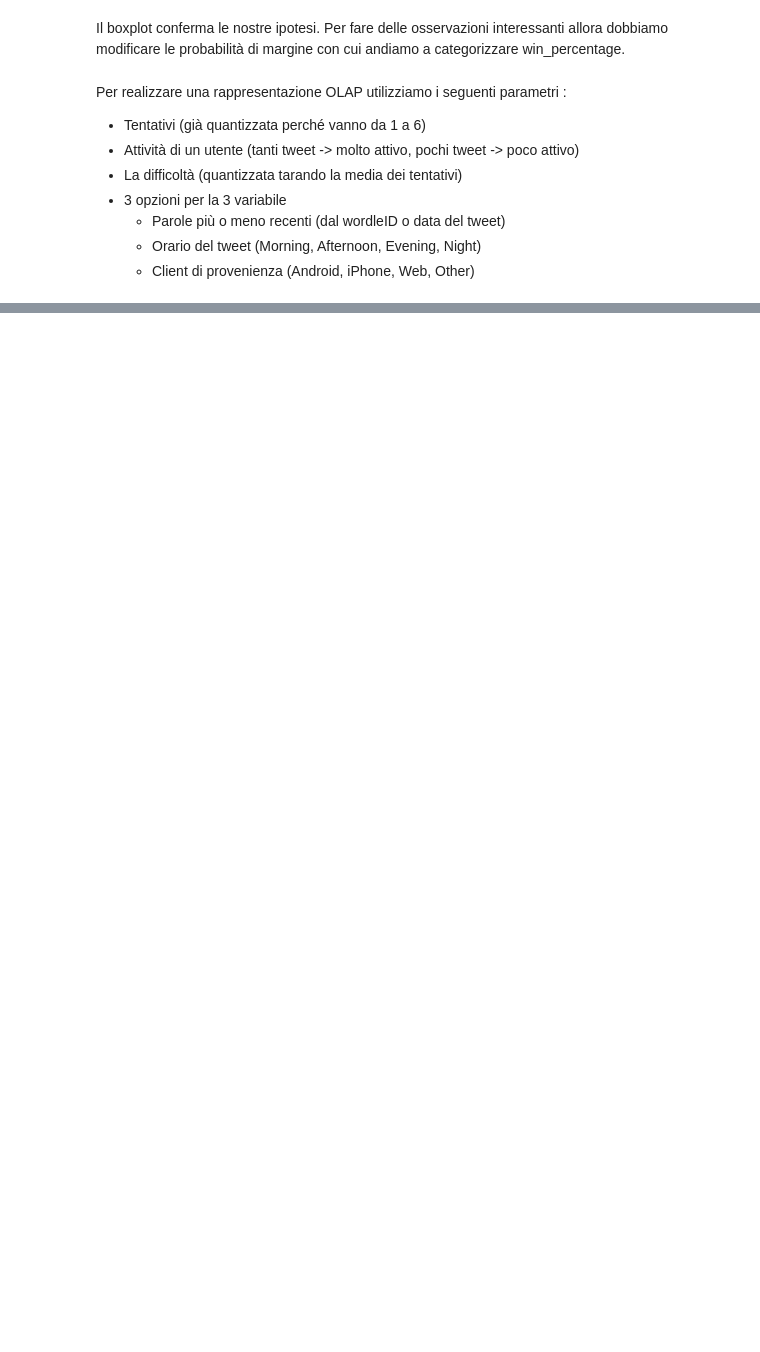
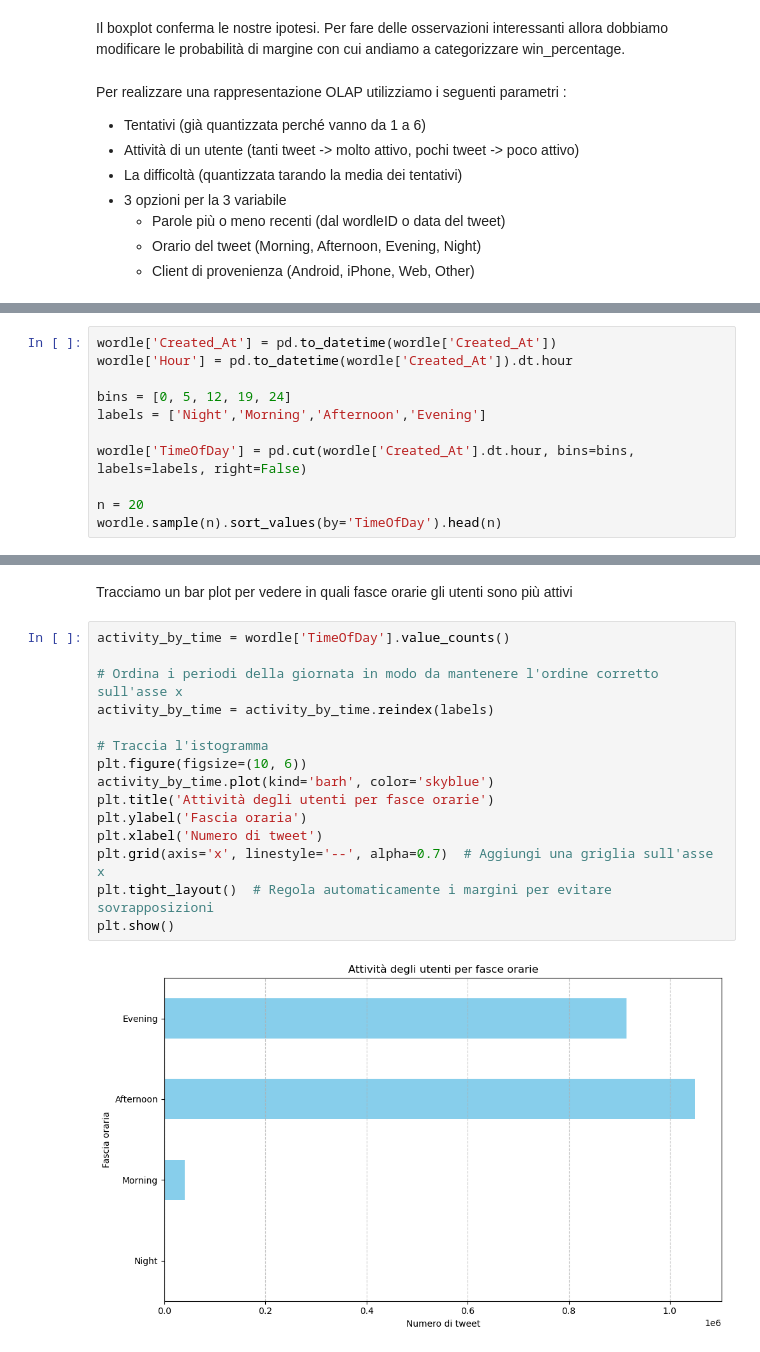
Before and after one commit to roby-ianny/IannelloSuffia_DataScienceProject, a Jupyter notebook: DataScienceProject.ipynb, the cells around one changed output, grey strips where cells are left out. Saved outputs shown, nothing was run; the diff lists cells and outputs as text; blank space fills up the shorter version.

Commit message:
Quantizzazione per orario del giorno e difficoltà
Quantizzazione per la difficoltà semanticamente corretta ma il codice non esegue perché presenta degli errori

```diff
--- a/DataScienceProject.ipynb
+++ b/DataScienceProject.ipynb
@@ -597,0 +602,11 @@ Name: UserID, Length: 2003424, dtype: float64
+# %%
+wordle['Created_At'] = pd.to_datetime(wordle['Created_At'])
+wordle['Hour'] = pd.to_datetime(wordle['Created_At']).dt.hour
+
+bins = [0, 5, 12, 19, 24]
+labels = ['Night','Morning','Afternoon','Evening']
+
+wordle['TimeOfDay'] = pd.cut(wordle['Created_At'].dt.hour, bins=bins, labels=labels, right=False)
+
+n = 20
+wordle.sample(n).sort_values(by='TimeOfDay').head(n)
@@ -597,0 +631,19 @@ Name: UserID, Length: 2003424, dtype: float64
+# %% [markdown]
+Tracciamo un bar plot per vedere in quali fasce orarie gli utenti sono più attivi
+# %%
+activity_by_time = wordle['TimeOfDay'].value_counts()
+
+# Ordina i periodi della giornata in modo da mantenere l'ordine corretto sull'asse x
+activity_by_time = activity_by_time.reindex(labels)
+
+# Traccia l'istogramma
+plt.figure(figsize=(10, 6))
+activity_by_time.plot(kind='barh', color='skyblue')
+plt.title('Attività degli utenti per fasce orarie')
+plt.ylabel('Fascia oraria')
+plt.xlabel('Numero di tweet')
+plt.grid(axis='x', linestyle='--', alpha=0.7)  # Aggiungi una griglia sull'asse x
+plt.tight_layout()  # Regola automaticamente i margini per evitare sovrapposizioni
+plt.show()
+# %% [output]
+[figure, added]
```
Also changed, not shown: parts of 12 cells of this notebook.
